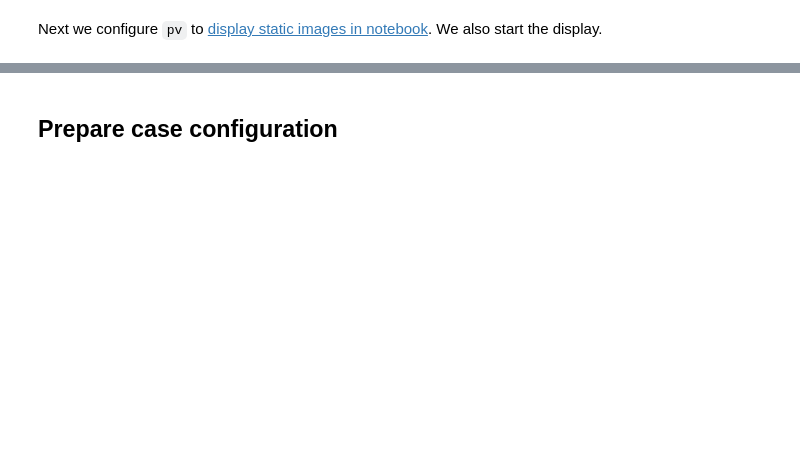
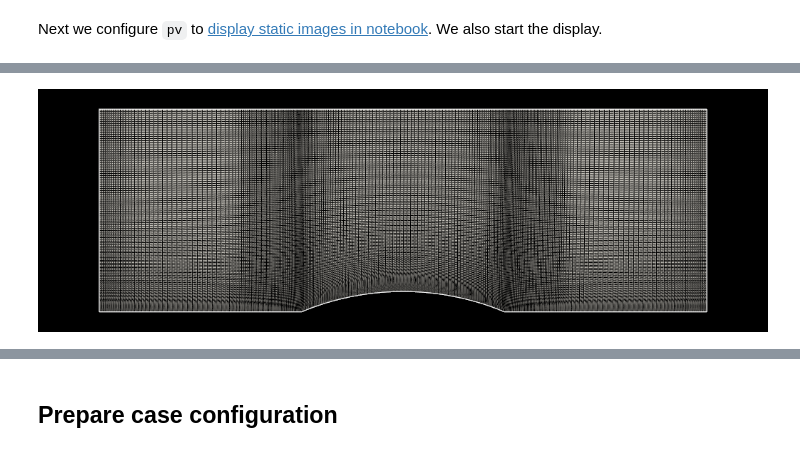
Before and after one commit to wallytutor/cfd-pour-tous-su2, a Jupyter notebook: src/01-compressible_flow-inviscid_bump/case.ipynb, the cells around one changed output, grey strips where cells are left out. Drawn from its saved outputs; the diff is of its cells as text; code cells hidden in the pictures; blank space fills up the shorter version.

```diff
--- a/src/01-compressible_flow-inviscid_bump/case.ipynb
+++ b/src/01-compressible_flow-inviscid_bump/case.ipynb
@@ -14,0 +28,3 @@ from majordome.su2.groups import *
+# %%
+grid = pv.read("mesh.su2")
+grid.outline()
@@ -14,0 +48,17 @@ from majordome.su2.groups import *
+# %%
+cpos = ((1.5, 0.5, 5.0),
+        (1.5, 0.5, 0.0),
+        (0.0, 0.0, 0.0))
+
+p = pv.Plotter()
+p.add_mesh(grid, show_edges=True, color="w")
+
+p.set_background("k")
+p.reset_camera()
+p.camera.zoom("tight")
+p.camera_position = cpos
+p.camera.parallel_scale *= 1.2
+
+p.show()
+# %% [output]
+[figure, added]
```
Also changed, not shown: parts of 9 cells of this notebook, 1 other file.
